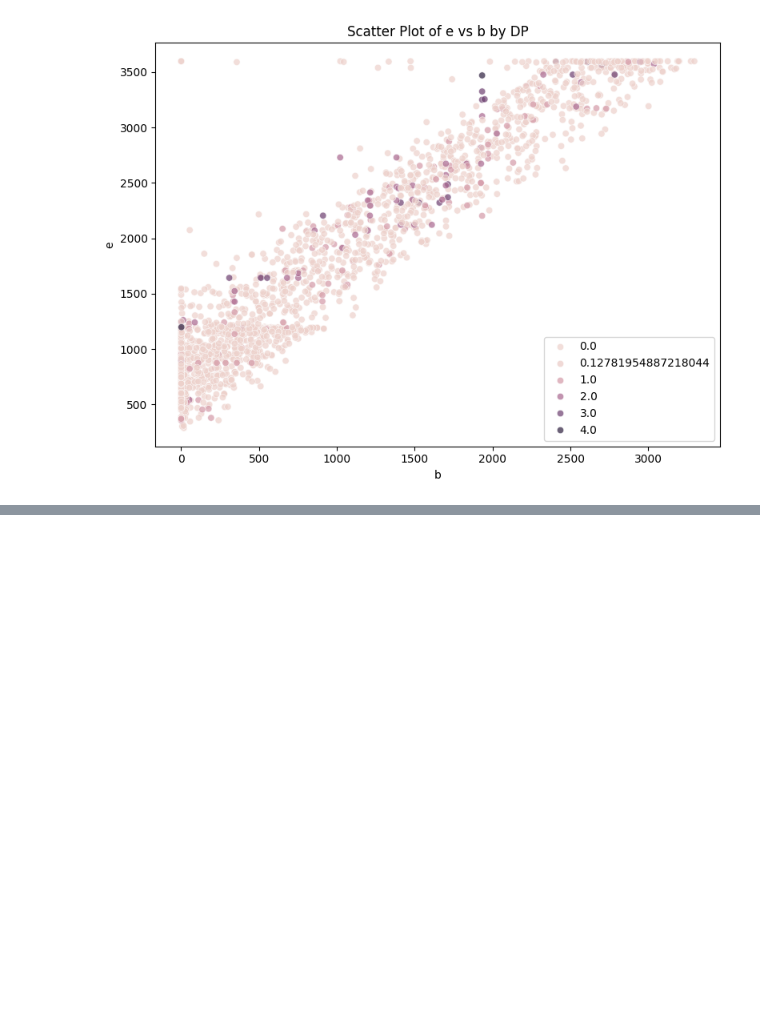
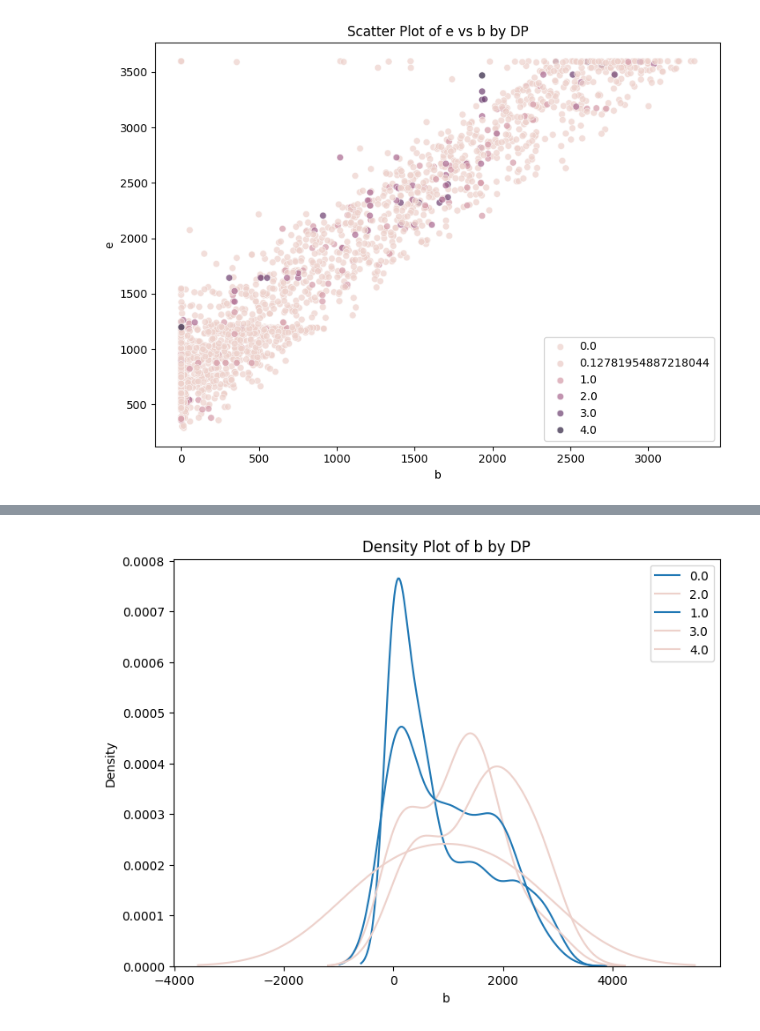
Before and after one commit to aletss/diplomado_cdc_m1_p3, a Jupyter notebook: notebooks/examples.ipynb, the cells around one changed output, grey strips where cells are left out. Saved outputs shown, nothing was run; the diff lists cells and outputs as text; code cells hidden in the pictures; blank space fills up the shorter version.

```diff
--- a/notebooks/examples.ipynb
+++ b/notebooks/examples.ipynb
@@ -288,0 +295,5 @@ plotly_scatter = scatter.scatter_plotly(df_inputed_knn, column_x, column_y, 'DP'
+# %%
+# 3.5 density
+seaborn_density = density.density_seaborn(df_inputed_knn, 'b', 'DP')
+# %% [output]
+[figure, added]
```
Also changed, not shown: parts of 4 cells of this notebook, 2 other files.
